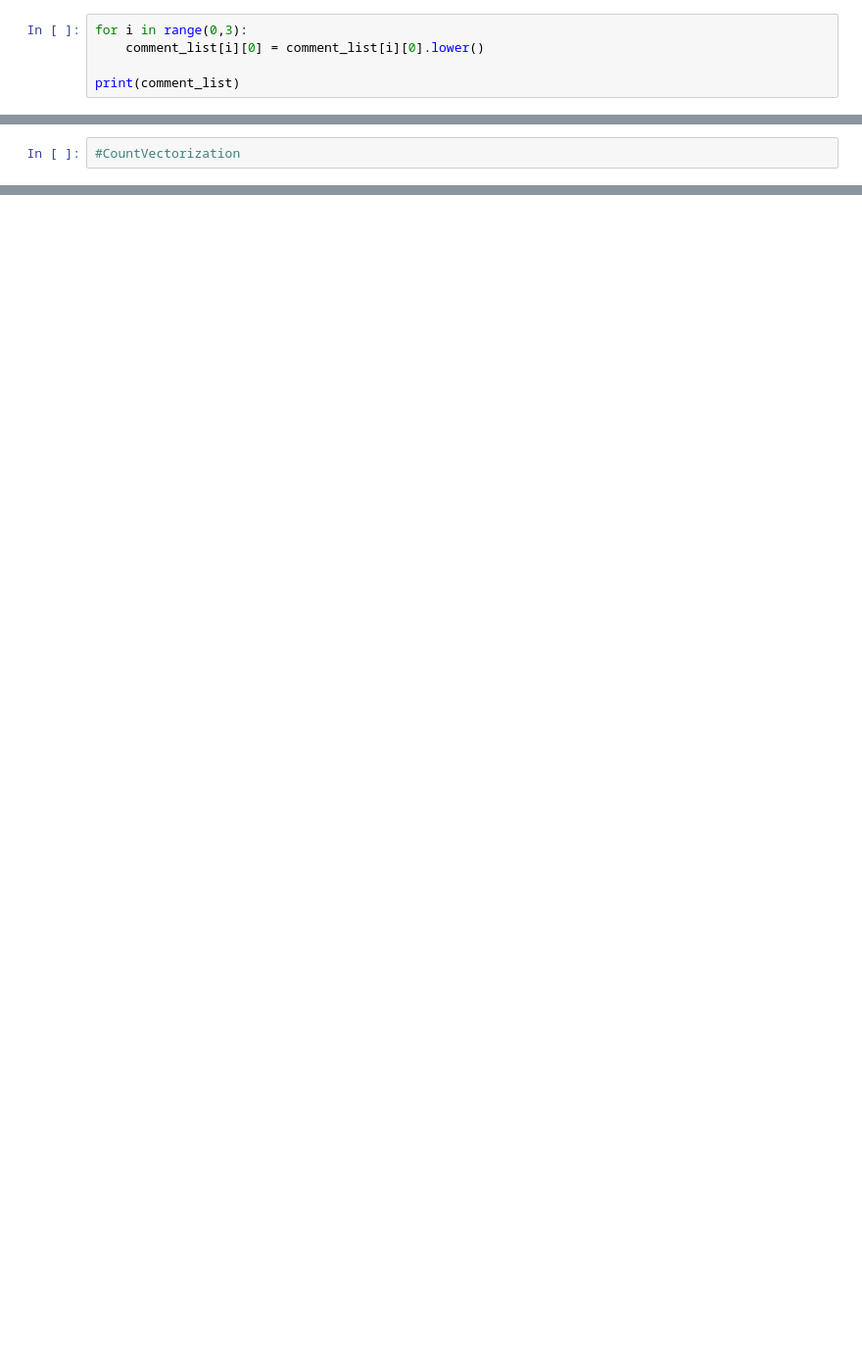
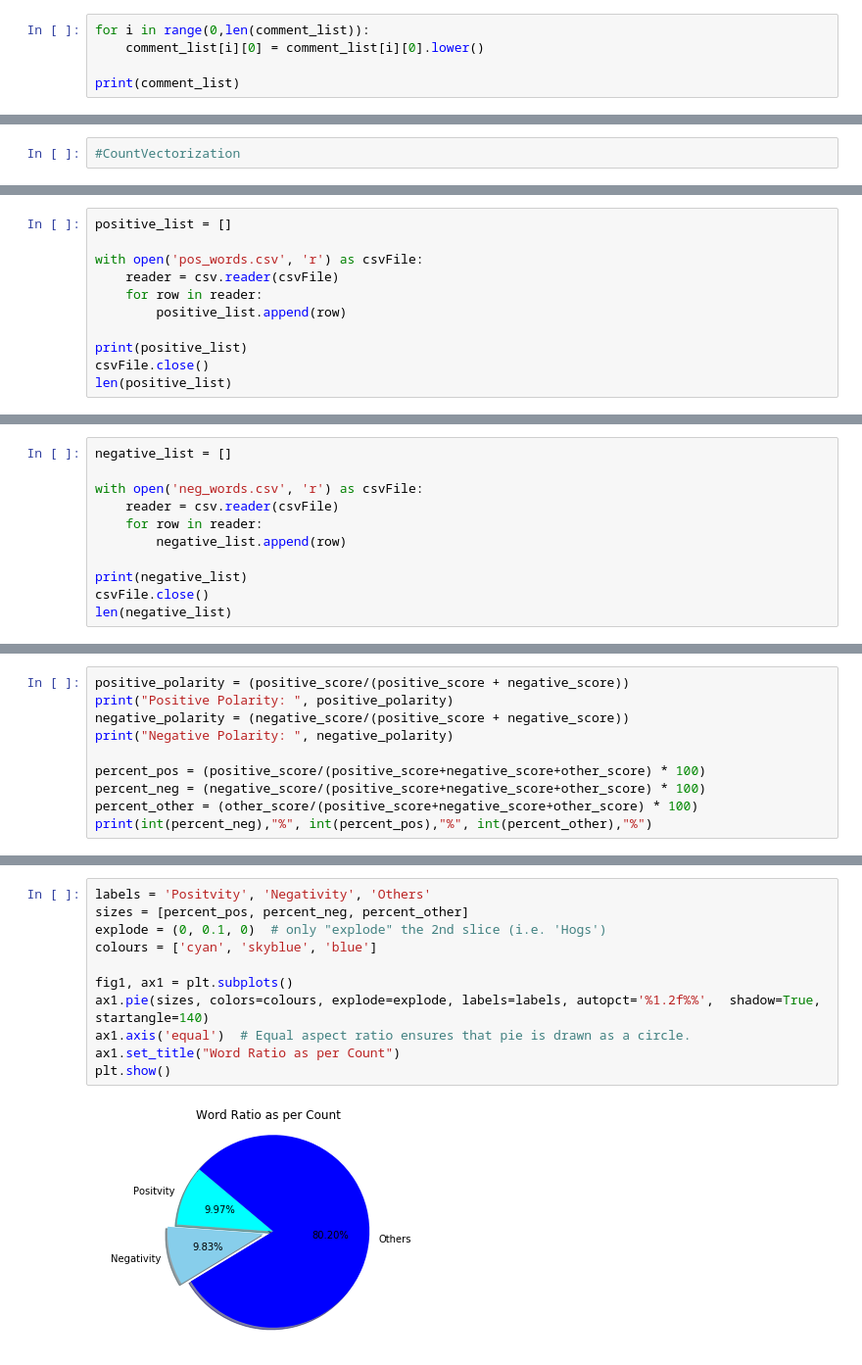
Before and after one commit to vermaayu/ProductReviewAnalysis, a Jupyter notebook: part1.ipynb, the cells around one changed output, grey strips where cells are left out. Shown at 98% size. Cells and saved outputs as stored; diff of their text form; blank space fills up the shorter version.

```diff
--- a/part1.ipynb
+++ b/part1.ipynb
@@ -19,7 +18,7 @@ comment_list[2]
 #CODE TO DROP A CELL WITH NO VALUES.
 #WHY NO REGULAR EXPRESSIONS USED?
 # %%
-for i in range(0,3):
+for i in range(0,len(comment_list)):
     comment_list[i][0] = comment_list[i][0].lower()
 
 print(comment_list)
@@ -118,0 +140,11 @@ array([[0, 0, 0, 0, 0, 0, 1],
+# %%
+positive_list = []
+
+with open('pos_words.csv', 'r') as csvFile:
+    reader = csv.reader(csvFile)
+    for row in reader:
+        positive_list.append(row)
+
+print(positive_list)
+csvFile.close()
+len(positive_list)
@@ -118,0 +154,11 @@ array([[0, 0, 0, 0, 0, 0, 1],
+# %%
+negative_list = []
+
+with open('neg_words.csv', 'r') as csvFile:
+    reader = csv.reader(csvFile)
+    for row in reader:
+        negative_list.append(row)
+
+print(negative_list)
+csvFile.close()
+len(negative_list)
@@ -118,0 +200,10 @@ array([[0, 0, 0, 0, 0, 0, 1],
+# %%
+positive_polarity = (positive_score/(positive_score + negative_score))
+print("Positive Polarity: ", positive_polarity)
+negative_polarity = (negative_score/(positive_score + negative_score))
+print("Negative Polarity: ", negative_polarity)
+
+percent_pos = (positive_score/(positive_score+negative_score+other_score) * 100)
+percent_neg = (negative_score/(positive_score+negative_score+other_score) * 100)
+percent_other = (other_score/(positive_score+negative_score+other_score) * 100)
+print(int(percent_neg),"%", int(percent_pos),"%", int(percent_other),"%")
@@ -118,0 +216,13 @@ array([[0, 0, 0, 0, 0, 0, 1],
+# %%
+labels = 'Positvity', 'Negativity', 'Others'
+sizes = [percent_pos, percent_neg, percent_other]
+explode = (0, 0.1, 0)  # only "explode" the 2nd slice (i.e. 'Hogs')
+colours = ['cyan', 'skyblue', 'blue']
+
+fig1, ax1 = plt.subplots()
+ax1.pie(sizes, colors=colours, explode=explode, labels=labels, autopct='%1.2f%%',  shadow=True, startangle=140)
+ax1.axis('equal')  # Equal aspect ratio ensures that pie is drawn as a circle.
+ax1.set_title("Word Ratio as per Count")
+plt.show()
+# %% [output]
+[figure, added]
```
Also changed, not shown: parts of 20 cells of this notebook, 5 other files.
